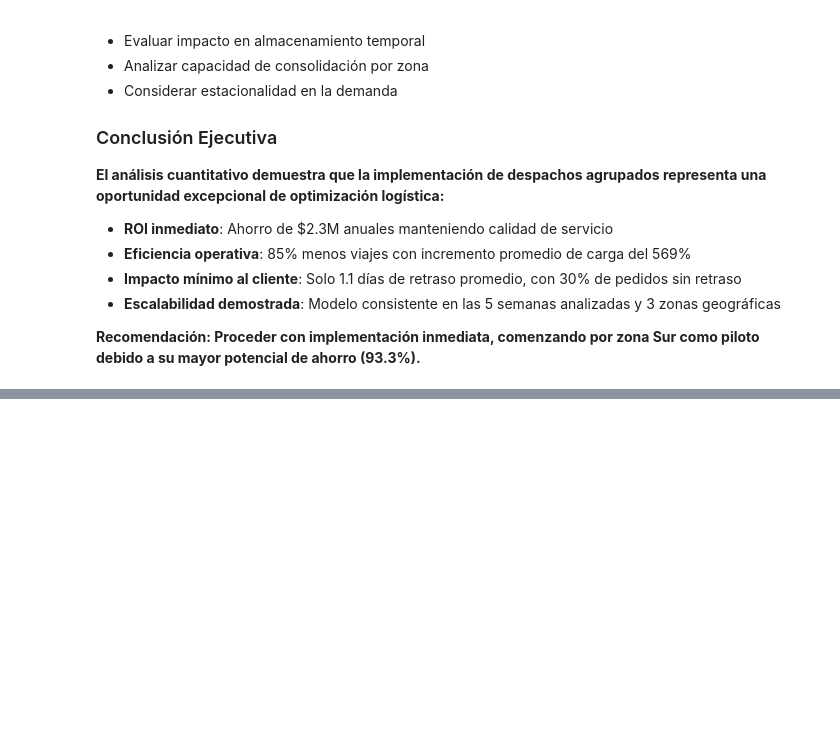
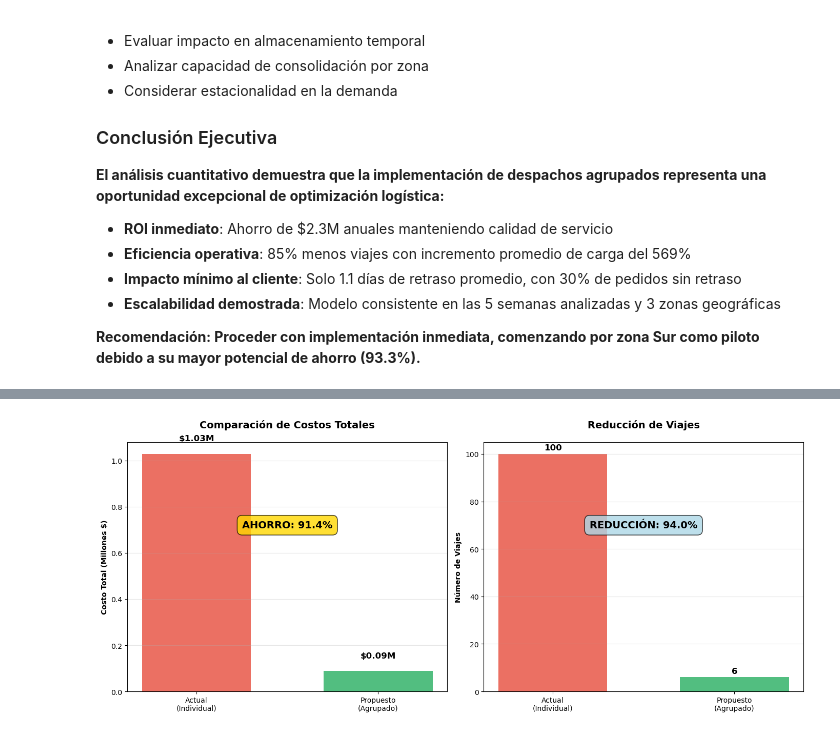
Before and after one commit to h0v4nn3ss/textil-despachos, a Jupyter notebook: analisis_optimizacion_logistica.ipynb, the cells around one changed output, grey strips where cells are left out. Drawn from its saved outputs; the diff is of its cells as text; code cells hidden in the pictures; blank space fills up the shorter version.

```diff
--- a/analisis_optimizacion_logistica.ipynb
+++ b/analisis_optimizacion_logistica.ipynb
@@ -631,0 +823,88 @@ El análisis comparativo entre el modelo actual de despachos individuales y el m
+# %%
+# Análisis corregido con lógica de agrupación adecuada
+# Cargar datos frescos
+df = pd.read_csv('proyecto_textil_despachos.csv')
+df['fecha_pedido'] = pd.to_datetime(df['fecha_pedido'])
+
+# ESCENARIO ACTUAL: 1 viaje por pedido
+total_viajes_actual = len(df)
+costo_total_actual = total_viajes_actual * COSTO_FIJO_VIAJE + df['peso_kg'].sum() * (COSTO_VARIABLE_100KG / 100)
+
+# ESCENARIO PROPUESTO: Agrupación quincenal por zona
+df['quincena'] = df['fecha_pedido'].dt.day.apply(lambda x: 1 if x <= 15 else 2)
+df['periodo_mes'] = df['fecha_pedido'].dt.to_period('M')
+df['periodo_completo'] = df['periodo_mes'].astype(str) + '_Q' + df['quincena'].astype(str)
+
+# Contar viajes únicos por zona y período
+agrupaciones = df.groupby(['zona', 'periodo_completo']).size().reset_index(name='pedidos_agrupados')
+total_viajes_propuesto = len(agrupaciones)
+costo_total_propuesto = total_viajes_propuesto * COSTO_FIJO_VIAJE + df['peso_kg'].sum() * (COSTO_VARIABLE_100KG / 100)
+
+# Calcular métricas
+ahorro_total = costo_total_actual - costo_total_propuesto
+porcentaje_ahorro = (ahorro_total / costo_total_actual) * 100
+reduccion_viajes = ((total_viajes_actual - total_viajes_propuesto) / total_viajes_actual) * 100
+
+print(f"📈 ANÁLISIS CORREGIDO:")
+print(f"   Viajes actuales: {total_viajes_actual}")
+print(f"   Viajes propuestos: {total_viajes_propuesto}")
+print(f"   Costo actual: ${costo_total_actual:,.0f}")
+print(f"   Costo propuesto: ${costo_total_propuesto:,.0f}")
+print(f"   Ahorro total: ${ahorro_total:,.0f}")
+print(f"   Porcentaje ahorro: {porcentaje_ahorro:.1f}%")
+print(f"   Reducción viajes: {reduccion_viajes:.1f}%")
+
+# Crear visualización limpia para README
+fig, axes = plt.subplots(1, 2, figsize=(14, 6))
+
+# Configurar estilo
+plt.style.use('default')
+colores = ['#e74c3c', '#27ae60']
+
+# Gráfico 1: Comparación de costos
+ax1 = axes[0]
+escenarios = ['Actual\n(Individual)', 'Propuesto\n(Agrupado)']
+costos_millions = [costo_total_actual/1000000, costo_total_propuesto/1000000]
+
+bars1 = ax1.bar(escenarios, costos_millions, color=colores, alpha=0.8, width=0.6)
+ax1.set_title('Comparación de Costos Totales', fontsize=14, fontweight='bold', pad=20)
+ax1.set_ylabel('Costo Total (Millones $)', fontweight='bold')
+ax1.grid(axis='y', alpha=0.3)
+
+# Etiquetas en las barras
+for bar, costo in zip(bars1, costos_millions):
+    height = bar.get_height()
+    ax1.text(bar.get_x() + bar.get_width()/2., height + 0.05,
+             f'${costo:.2f}M', ha='center', va='bottom', fontweight='bold', fontsize=12)
+
+# Añadir el porcentaje de ahorro
+ax1.text(0.5, max(costos_millions)*0.7, f'AHORRO: {porcentaje_ahorro:.1f}%',
+         ha='center', va='center', fontsize=14, fontweight='bold',
+         bbox=dict(boxstyle='round,pad=0.5', facecolor='gold', alpha=0.8))
+
+# Gráfico 2: Comparación de viajes
+ax2 = axes[1]
+viajes_data = [total_viajes_actual, total_viajes_propuesto]
+bars2 = ax2.bar(escenarios, viajes_data, color=colores, alpha=0.8, width=0.6)
+ax2.set_title('Reducción de Viajes', fontsize=14, fontweight='bold', pad=20)
+ax2.set_ylabel('Número de Viajes', fontweight='bold')
+ax2.grid(axis='y', alpha=0.3)
+
+# Etiquetas en las barras
+for bar, viajes in zip(bars2, viajes_data):
+    height = bar.get_height()
+    ax2.text(bar.get_x() + bar.get_width()/2., height + 1,
+             f'{viajes}', ha='center', va='bottom', fontweight='bold', fontsize=12)
+
+# Añadir el porcentaje de reducción
+ax2.text(0.5, max(viajes_data)*0.7, f'REDUCCIÓN: {reduccion_viajes:.1f}%',
+         ha='center', va='center', fontsize=14, fontweight='bold',
+         bbox=dict(boxstyle='round,pad=0.5', facecolor='lightblue', alpha=0.8))
+
+plt.tight_layout()
+plt.savefig('images/resumen_ejecutivo.png', dpi=300, bbox_inches='tight',
+            facecolor='white', edgecolor='none')
+plt.show()
+
+print("✅ Visualización corregida guardada: images/resumen_ejecutivo.png")
+# %% [output]
@@ -631,0 +919 @@ El análisis comparativo entre el modelo actual de despachos individuales y el m
+[figure, added]
```
Also changed, not shown: parts of 3 cells of this notebook, 2 other files.
